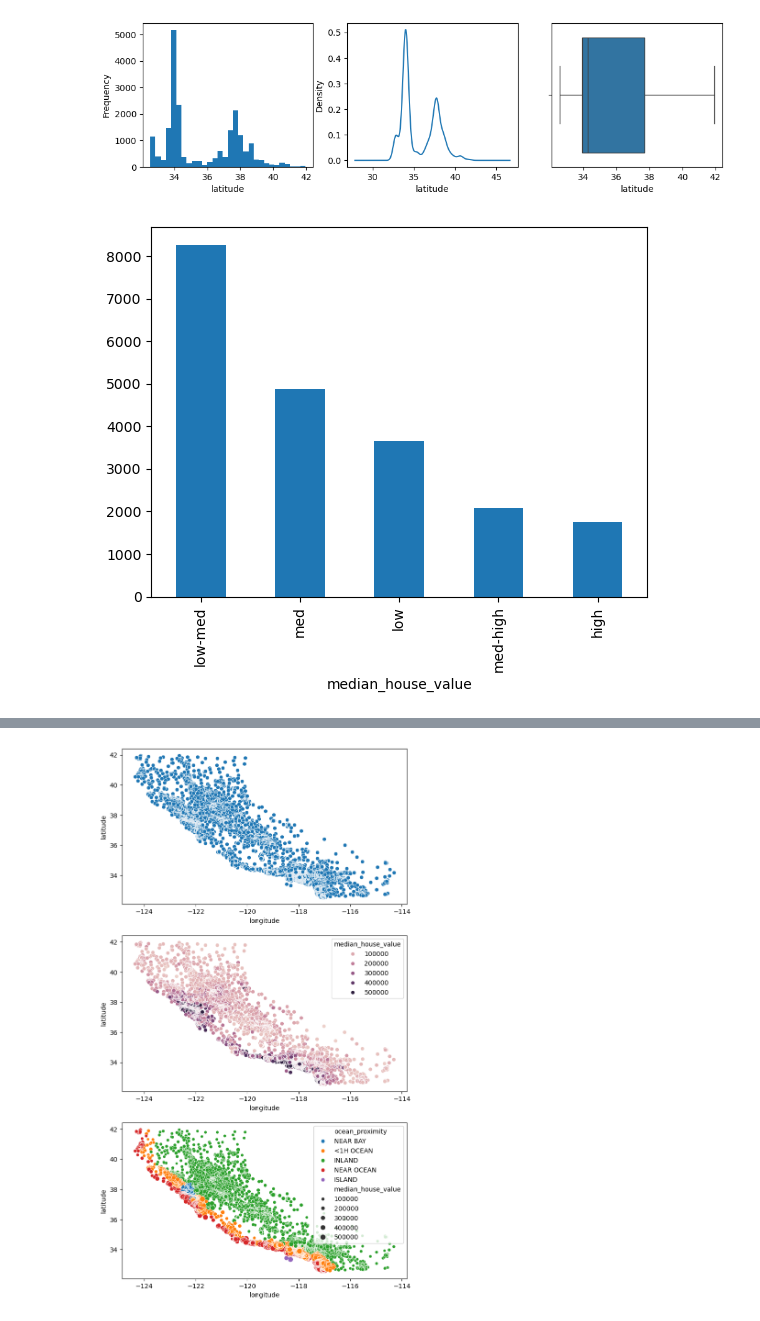
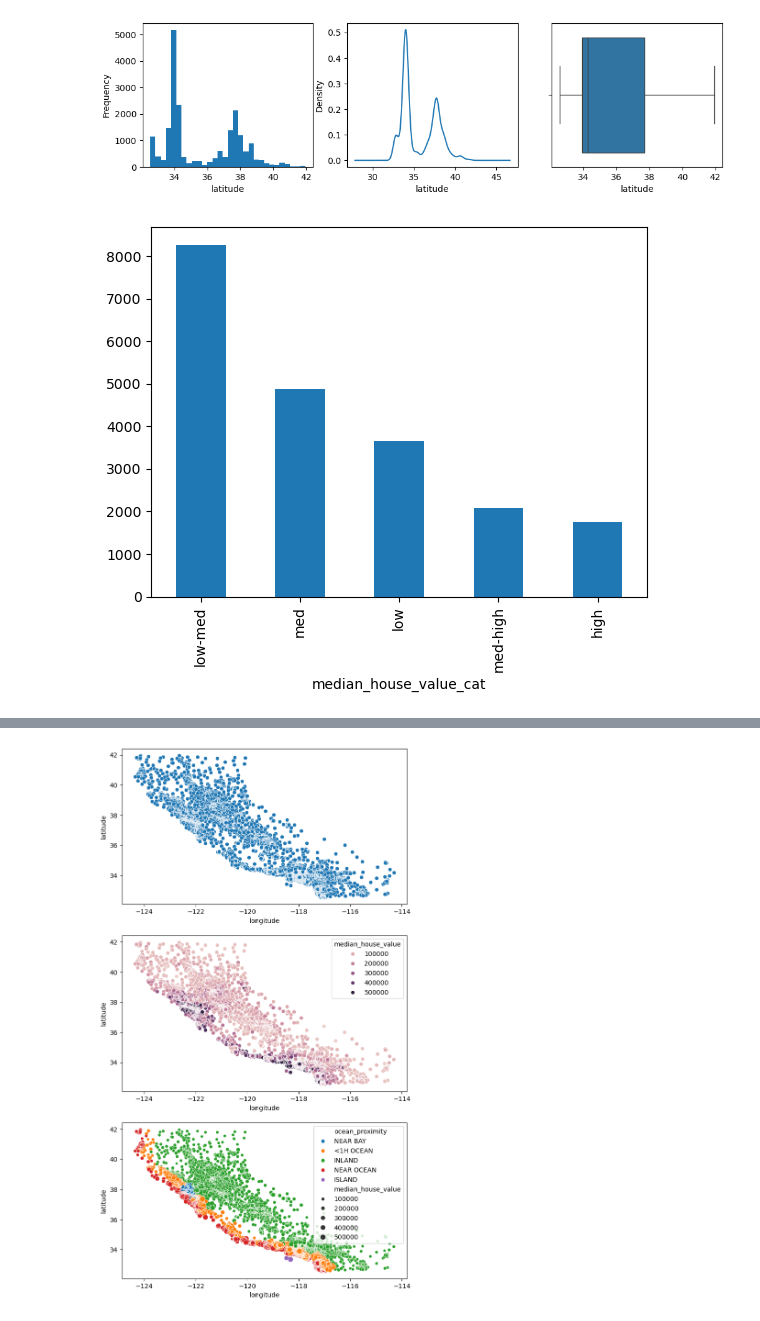
Before and after one commit to giacomoscanavini/data_science_notebooks, a Jupyter notebook: exploratory_data_analysis_01.ipynb, the cells around one changed output, grey strips where cells are left out. Cells and saved outputs as stored; diff of their text form; code cells hidden in the pictures.

```diff
--- a/exploratory_data_analysis_01.ipynb
+++ b/exploratory_data_analysis_01.ipynb
@@ -303,11 +303,19 @@ plt.show()
 [figure]
 # %%
 # It is possible to categorize a numerical variable into bins
-pd.cut(
+df['median_house_value_cat'] = pd.cut(
     df["median_house_value"],
     bins=[0, 100000, 200000, 300000, 400000, 5000000],
     labels=["low", "low-med", "med", "med-high", "high"]
-).value_counts().plot(kind='bar')
+)
+
+# Similarly for quantiles
+# df['median_house_value_cat'] = pd.qcut(
+#    df["median_house_value"], q=4,
+#    labels=["0-25", "25-50", "50-75", "75-100"]
+#)
+
+df['median_house_value_cat'].value_counts().plot(kind='bar')
 plt.show()
 # %% [output]
-[figure, old version]
+[figure, new version]
```
Also changed, not shown: parts of 13 cells of this notebook.
